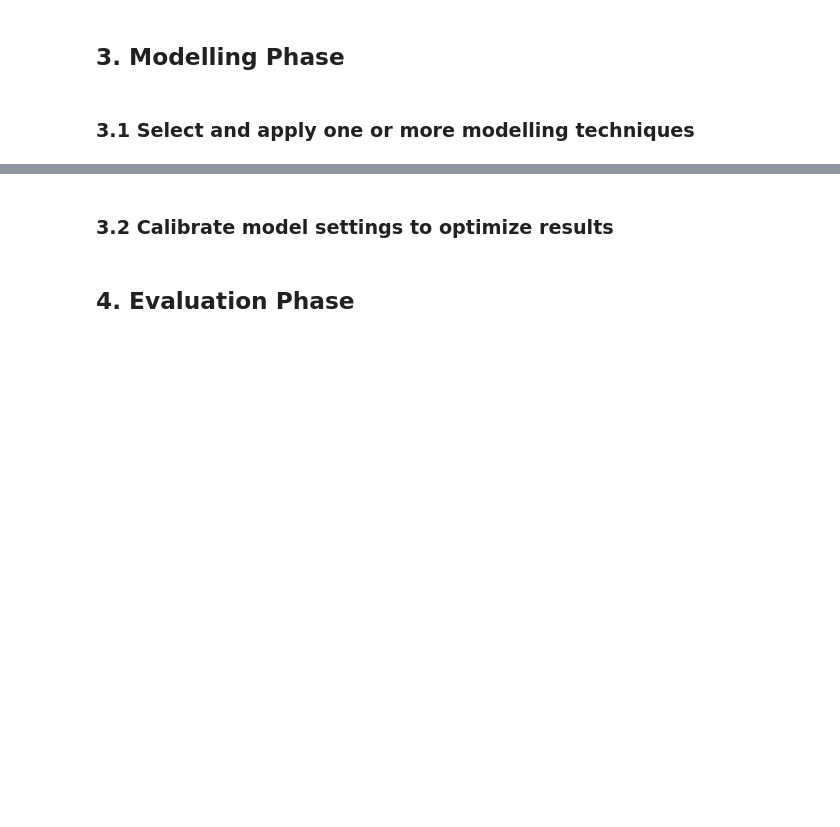
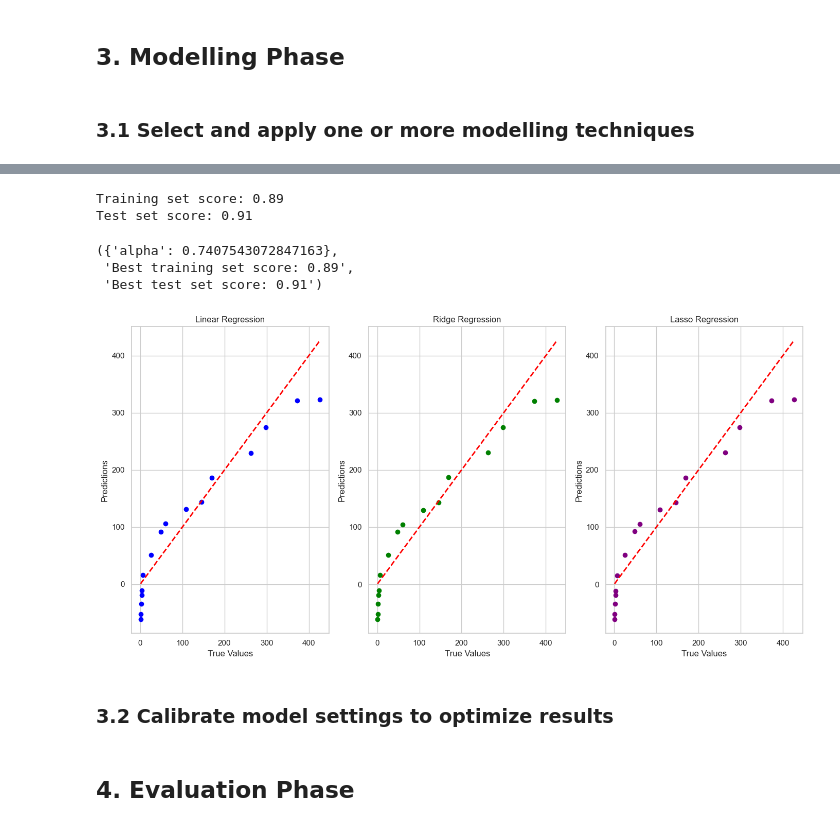
Before and after one commit to sba23014/cct_msc_data_analytics, a Jupyter notebook: s1_ca1/MSC_DA_CA1_final.ipynb, the cells around one changed output, grey strips where cells are left out. Cells and saved outputs as stored; diff of their text form; code cells hidden in the pictures; blank space fills up the shorter version.

```diff
--- a/s1_ca1/MSC_DA_CA1_final.ipynb
+++ b/s1_ca1/MSC_DA_CA1_final.ipynb
@@ -1373,3 +1464,81 @@ for i, v in enumerate(cdf_range):
+# %%
+print("Training set score: {:.2f}".format(Lasso.score(X_train, y_train)))
+print("Test set score: {:.2f}".format(Lasso.score(X_test, y_test)))
+# %% [output]
+Training set score: 0.89
+Test set score: 0.91
+# %%
+from sklearn.model_selection import RandomizedSearchCV
+import numpy as np
+
+# Define the hyperparameter grid for alpha, using a log-uniform distribution
+param_dist = {'alpha': np.logspace(-4, 4, 400)}
+
+# Initialize the RandomizedSearchCV object with Lasso Regression, the hyperparameter grid, and 5-fold CV
+random_search = RandomizedSearchCV(Lasso(), param_distributions=param_dist, n_iter=50, cv=5, random_state=42)
+
+# Fit the model to the training data
+random_search.fit(X_train, y_train)
+
+# Retrieve the best hyperparameters and the corresponding R-squared scores
+best_params_random = random_search.best_params_
+best_train_score_random = random_search.score(X_train, y_train)
+best_test_score_random = random_search.score(X_test, y_test)
+
+best_params_random, f"Best training set score: {best_train_score_random:.2f}", f"Best test set score: {best_test_score_random:.2f}"
+# %% [output]
+({'alpha': 0.7407543072847163},
+ 'Best training set score: 0.89',
+ 'Best test set score: 0.91')
+# %%
+import matplotlib.pyplot as plt
+
+# Initialize models with best parameters obtained from hyperparameter tuning
+linear_model_best = LinearRegression()
+ridge_model_best = Ridge(alpha=100)
+lasso_model_best = Lasso(alpha=0.741, max_iter=10000)
+
+# Train the models
+linear_model_best.fit(X_train, y_train)
+ridge_model_best.fit(X_train, y_train)
+lasso_model_best.fit(X_train, y_train)
+
+# Make predictions
+y_pred_linear = linear_model_best.predict(X_test)
+y_pred_ridge = ridge_model_best.predict(X_test)
+y_pred_lasso = lasso_model_best.predict(X_test)
+
+# Plotting
+plt.figure(figsize=(14, 7))
+
+# Linear Regression Plot
+plt.subplot(1, 3, 1)
+plt.scatter(y_test, y_pred_linear, color='blue')
+plt.plot([y_test.min(), y_test.max()], [y_test.min(), y_test.max()], '--', lw=2, color='red')
+plt.title('Linear Regression')
+plt.xlabel('True Values')
+plt.ylabel('Predictions')
+
+# Ridge Regression Plot
+plt.subplot(1, 3, 2)
+plt.scatter(y_test, y_pred_ridge, color='green')
+plt.plot([y_test.min(), y_test.max()], [y_test.min(), y_test.max()], '--', lw=2, color='red')
+plt.title('Ridge Regression')
+plt.xlabel('True Values')
+plt.ylabel('Predictions')
+
+# Lasso Regression Plot
+plt.subplot(1, 3, 3)
+plt.scatter(y_test, y_pred_lasso, color='purple')
+plt.plot([y_test.min(), y_test.max()], [y_test.min(), y_test.max()], '--', lw=2, color='red')
+plt.title('Lasso Regression')
+plt.xlabel('True Values')
+plt.ylabel('Predictions')
+
+plt.tight_layout()
+plt.show()
+# %% [output]
+[figure, added]
 # %% [markdown]
 ### 3.2 Calibrate model settings to optimize results
 # %% [markdown]
```
Also changed, not shown: parts of 32 cells of this notebook.
